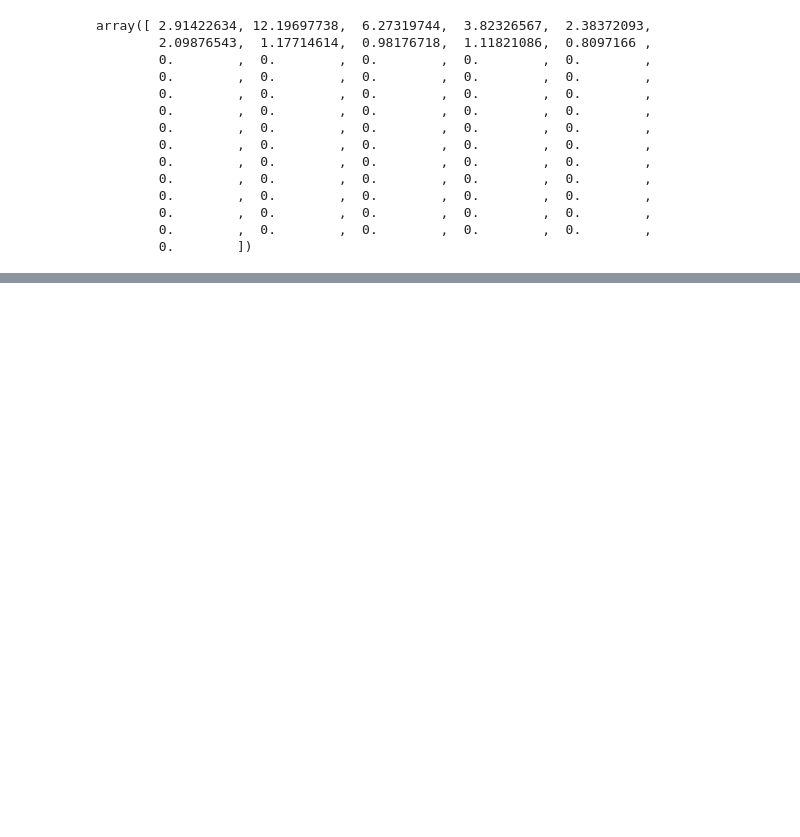
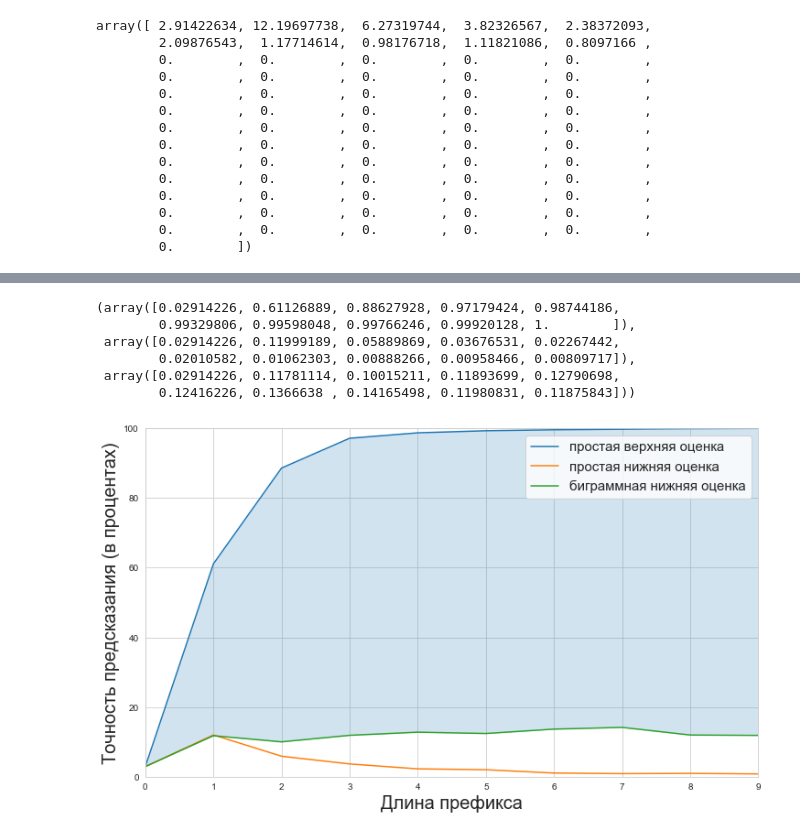
Before and after one commit to DariaGusarova/experiments, a Jupyter notebook: lower_and_upper_bounds.ipynb, the cells around one changed output, grey strips where cells are left out. Drawn from its saved outputs; the diff is of its cells as text; code cells hidden in the pictures; blank space fills up the shorter version.

Commit message:
Add last notebooks, refactor existing

```diff
--- a/lower_and_upper_bounds.ipynb
+++ b/lower_and_upper_bounds.ipynb
@@ -387,0 +431,27 @@ array([ 2.91422634, 11.78618521,  8.29936112,  5.24170539,  2.8255814 ,
+# %%
+def bigram(train, test):
+    cnt = dict()
+    for line in tqdm_notebook(train):
+        prefix = ""
+        for word in line:
+            if prefix not in cnt:
+                cnt[prefix] = Counter()
+            cnt[prefix][word] += 1
+            prefix = word
+
+    max_len = np.max(list(map(len, test)))
+    accrs = np.zeros((max_len, 2))
+
+    for line in tqdm_notebook(test):
+        prefix = ''
+        for i, word in enumerate(line):
+            if prefix in cnt:
+                pred = cnt[prefix].most_common(1)[0][0]
+                if pred == word:
+                    accrs[i, 0] += 1
+            accrs[i, 1] += 1
+            prefix = word
+    return accrs[:, 0] / accrs[:, 1]
+# %%
+bigram = bigram(train, test)
+bigram
@@ -387,0 +475,29 @@ array([ 2.91422634, 11.78618521,  8.29936112,  5.24170539,  2.8255814 ,
+# %%
+tmp[:10],  simple[:10], bigram[:10]
+# %% [output]
+(array([0.02914226, 0.61126889, 0.88627928, 0.97179424, 0.98744186,
+        0.99329806, 0.99598048, 0.99766246, 0.99920128, 1.        ]),
+ array([0.02914226, 0.11999189, 0.05889869, 0.03676531, 0.02267442,
+        0.02010582, 0.01062303, 0.00888266, 0.00958466, 0.00809717]),
+ array([0.02914226, 0.11781114, 0.10015211, 0.11893699, 0.12790698,
+        0.12416226, 0.1366638 , 0.14165498, 0.11980831, 0.11875843]))
+# %%
+sns.set_style("whitegrid")
+plt.figure(figsize=(12, 7))
+#plt.hist(lens_train, bins=len(np.unique(lens_train)))
+bound = 10
+grid = np.arange(0, bound, 1)
+plt.plot(grid, tmp[:bound] * 100, label='простая верхняя оценка')
+plt.plot(grid, simple[:bound] * 100, label="простая нижняя оценка")
+plt.plot(grid, bigram[:bound] * 100, label="биграммная нижняя оценка")
+
+plt.fill_between(grid, tmp[:bound] * 100, bigram[:bound] * 100, alpha=0.2)
+plt.xlim([0, bound-1])
+plt.ylim([0, 100])
+plt.xlabel("Длина префикса", fontsize=20)
+plt.ylabel("Точность предсказания (в процентах)", fontsize=20)
+plt.legend(fontsize=15)
+#plt.show()
+plt.savefig('upper_and_lower.png')
+# %% [output]
+[figure, added]
```
Also changed, not shown: parts of 14 cells of this notebook, 7 other files.
